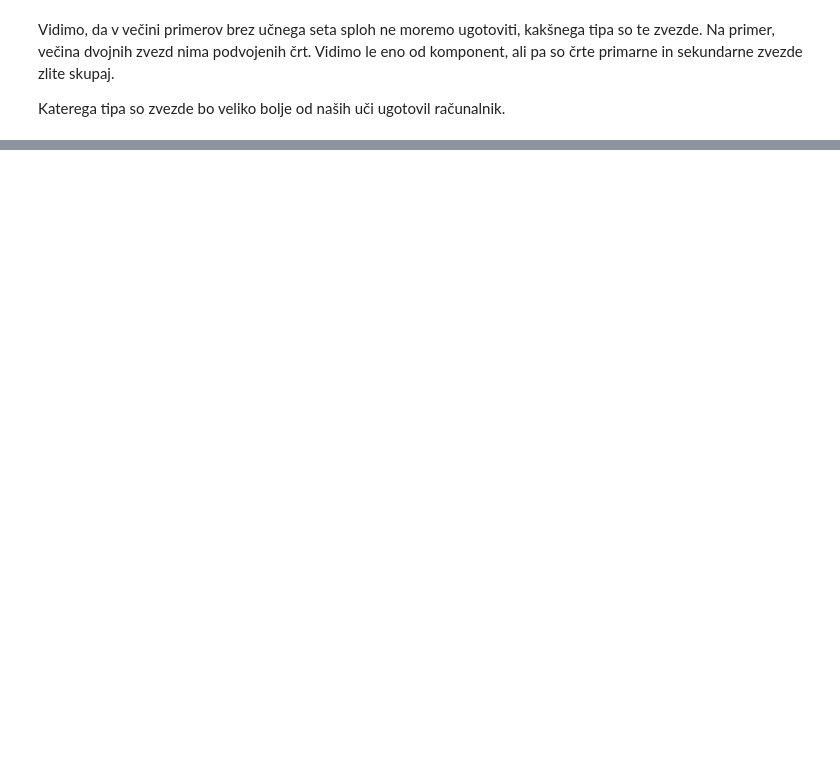
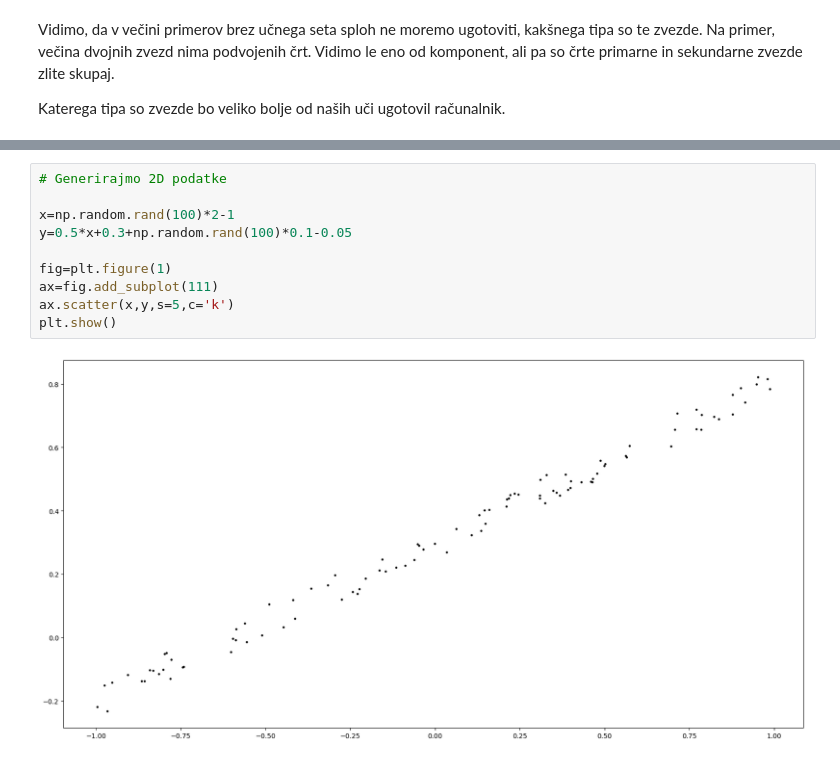
Before and after one commit to sheliak/klasifikacija_spektrov, a Jupyter notebook: klasifikacija.ipynb, the cells around one changed output, grey strips where cells are left out. Cells and saved outputs as stored; diff of their text form; blank space fills up the shorter version.

```diff
--- a/klasifikacija.ipynb
+++ b/klasifikacija.ipynb
@@ -156,0 +181,12 @@ Katerega tipa so zvezde bo veliko bolje od naših uči ugotovil računalnik.
+# %%
+# Generirajmo 2D podatke
+
+x=np.random.rand(100)*2-1
+y=0.5*x+0.3+np.random.rand(100)*0.1-0.05
+
+fig=plt.figure(1)
+ax=fig.add_subplot(111)
+ax.scatter(x,y,s=5,c='k')
+plt.show()
+# %% [output]
+[figure, added]
```
Also changed, not shown: parts of 8 cells of this notebook.
